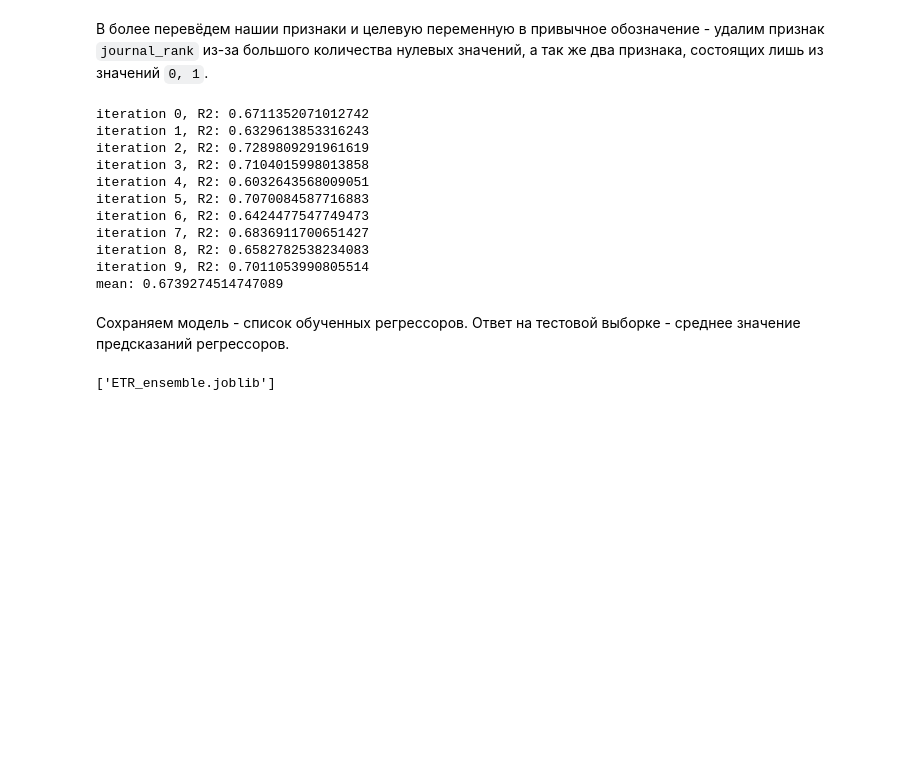
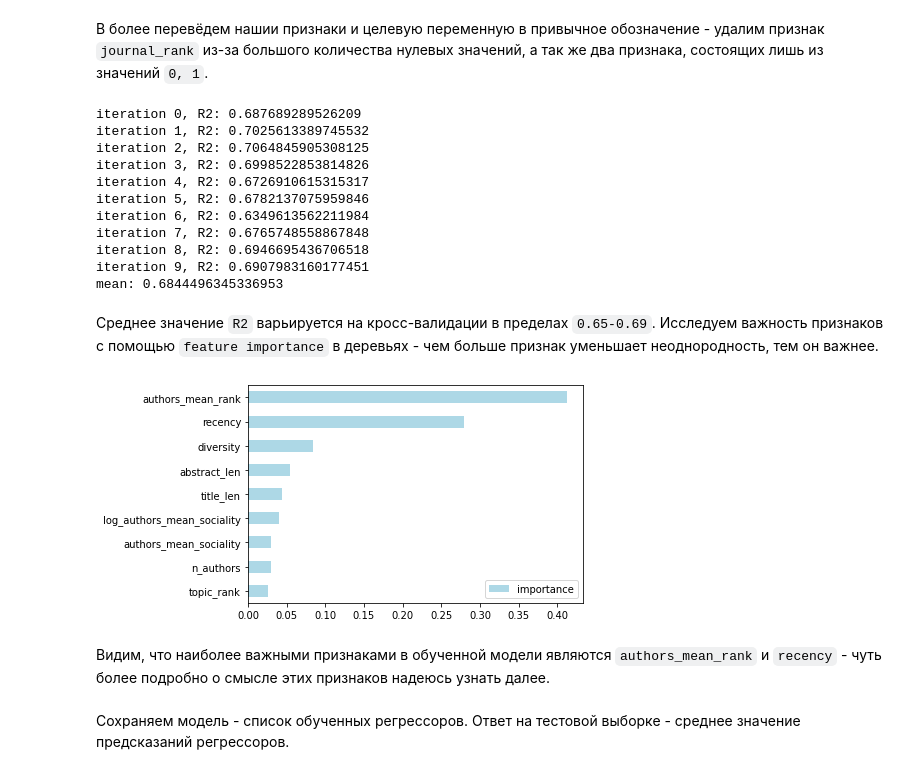
Before and after one commit to aptmess/jetbrains_project, a Jupyter notebook: Jetbrains Project - Shirokov Aleksandr.ipynb, the cells around one changed output. Drawn from its saved outputs; the diff is of its cells as text; code cells hidden in the pictures; blank space fills up the shorter version.

Commit message:
add feature importance

```diff
--- a/Jetbrains Project - Shirokov Aleksandr.ipynb
+++ b/Jetbrains Project - Shirokov Aleksandr.ipynb
@@ -225,19 +225,20 @@ from sklearn.metrics import r2_score
 # %% [markdown]
 В более перевёдем нашии признаки и целевую переменную в привычное обозначение - удалим признак `journal_rank` из-за большого количества нулевых значений, а так же два признака, состоящих лишь из значений `0, 1`.
 # %%
-X = (
+X_ = (
     df_preprocessed_dropna
     .drop(['c5',
            'journal_rank',
            'authors_mean_hindex',
            'authors_mean_gindex'],
           axis=1)
-    .values
 )
+X = X_.values
 y = df_preprocessed_dropna['c5'].values
 # %%
 regressors = []
 mean_r2_score = []
+importances_ = []
 for i in range(10):
     r2 = []
     ETR = ExtraTreesRegressor(n_estimators=500)
@@ -247,25 +248,42 @@ for i in range(10):
         ETR.fit(X_train, y_train)
         r2.append(r2_score(y_true=y_test,
                            y_pred=ETR.predict(X_test)))
+        importances_.append(ETR.feature_importances_)
     regressors.append(ETR)
     print(f'iteration {i}, R2: {np.mean(r2)}')
     mean_r2_score.append(np.mean(r2))
 print(f'mean: {np.mean(mean_r2_score)}')
 # %% [output]
-iteration 0, R2: 0.6711352071012742
-iteration 1, R2: 0.6329613853316243
-iteration 2, R2: 0.7289809291961619
-iteration 3, R2: 0.7104015998013858
-iteration 4, R2: 0.6032643568009051
-iteration 5, R2: 0.7070084587716883
-iteration 6, R2: 0.6424477547749473
-iteration 7, R2: 0.6836911700651427
-iteration 8, R2: 0.6582782538234083
-iteration 9, R2: 0.7011053990805514
-mean: 0.6739274514747089
+iteration 0, R2: 0.687689289526209
+iteration 1, R2: 0.7025613389745532
+iteration 2, R2: 0.7064845905308125
+iteration 3, R2: 0.6998522853814826
+iteration 4, R2: 0.6726910615315317
+iteration 5, R2: 0.6782137075959846
+iteration 6, R2: 0.6349613562211984
+iteration 7, R2: 0.6765748558867848
+iteration 8, R2: 0.6946695436706518
+iteration 9, R2: 0.6907983160177451
+mean: 0.6844496345336953
+# %% [markdown]
+Среднее значение `R2` варьируется на кросс-валидации в пределах `0.65-0.69`. Исследуем важность признаков с помощью `feature importance` в деревьях - чем больше признак уменьшает неоднородность, тем он важнее.
+# %%
+df_importance = pd.DataFrame(data=np.array(importances_).mean(axis=0),
+                             index=X_.columns,
+                             columns=['importance'])
+# %%
+(
+    df_importance
+    .sort_values(by='importance')
+    .plot
+    .barh(color='lightblue')
+)
+plt.show()
+# %% [output]
+[figure, added]
+# %% [markdown]
+Видим, что наиболее важными признаками в обученной модели являются `authors_mean_rank` и `recency` - чуть более подробно о смысле этих признаков надеюсь узнать далее.
 # %% [markdown]
 Сохраняем модель - список обученных регрессоров. Ответ на тестовой выборке - среднее значение предсказаний регрессоров.
 # %%
 dump(regressors, "ETR_ensemble.joblib")
-# %% [output]
-['ETR_ensemble.joblib']
```
